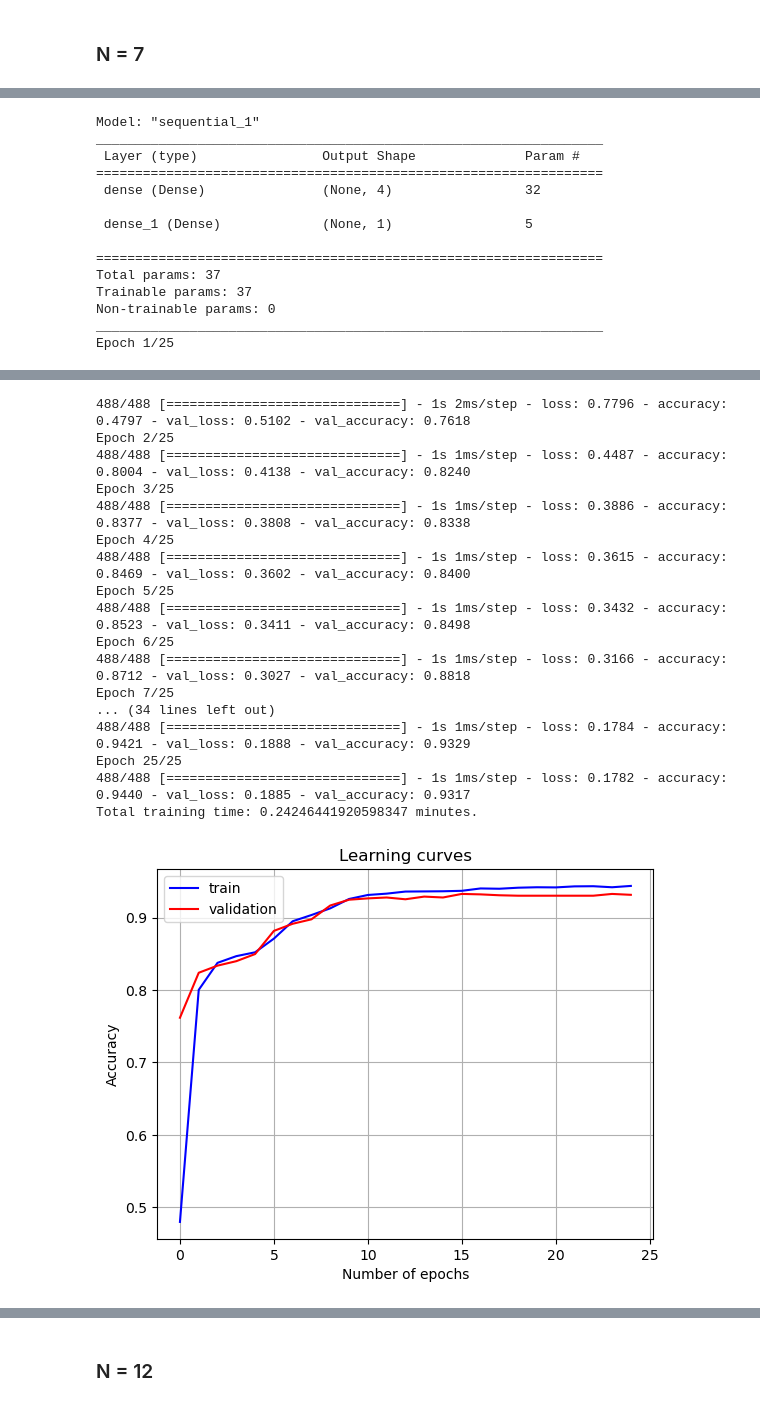
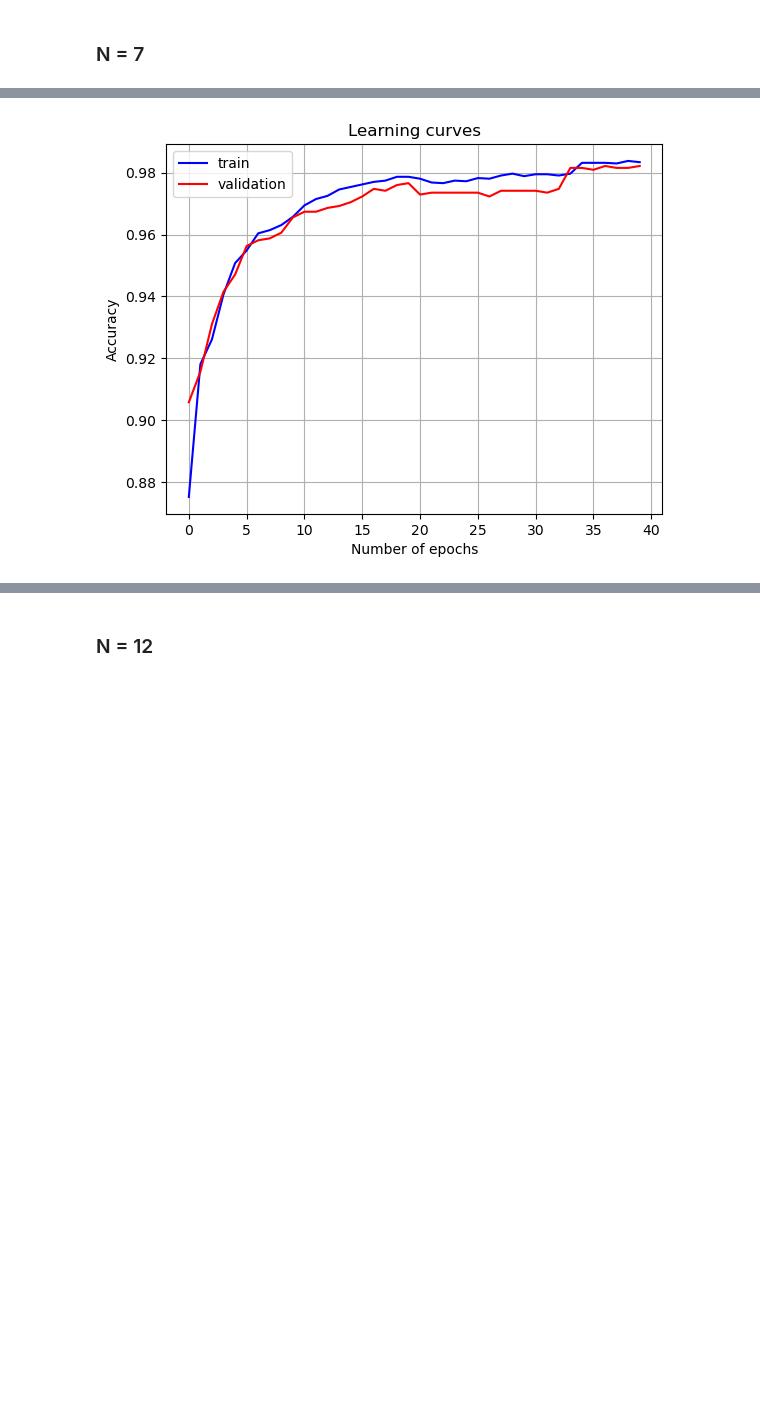
Before and after one commit to sruthik11/Mushroom-Classification_Data-Mining-Final-Project_CSCI-5502, a Jupyter notebook: code/Mushroom_Classification (One-Hot).ipynb, the cells around one changed output, grey strips where cells are left out. Cells and saved outputs as stored; diff of their text form; code cells hidden in the pictures; blank space fills up the shorter version.

```diff
--- a/code/Mushroom_Classification.ipynb
+++ b/code/Mushroom_Classification (One-Hot).ipynb
@@ -707,0 +684,3 @@ X_temp.head()
+# %%
+X_t=pd.get_dummies(X_t,columns=X_t.columns,drop_first=True)
+X_t.head()
@@ -728,10 +717,10 @@ plt.yticks(rotation=0);
 # Scale the data to be between -1 and 1
 from sklearn.preprocessing import StandardScaler
 scaler = StandardScaler()
-X_temp = scaler.fit_transform(X_temp)
+X_t = scaler.fit_transform(X_t)
 # %% [markdown]
 ## PCA
 # %%
 from sklearn.decomposition import PCA
 pca = PCA()
-pca.fit_transform(X_temp)
+X_t = pca.fit_transform(X_t)
@@ -816,6 +803,6 @@ plt.show()
 # %%
 from sklearn.model_selection import train_test_split
-X_train, X_rem, y_train, y_rem = train_test_split(x,y,test_size=0.4,random_state=2)
+X_train, X_rem, y_train, y_rem = train_test_split(X_t,y,test_size=0.4,random_state=2)
 X_val, X_test, y_val, y_test = train_test_split(X_rem, y_rem, test_size=0.5, random_state = 1)
 # %%
 from sklearn.linear_model import LogisticRegression
@@ -879,7 +866,7 @@ model.summary()
 
 model.compile(loss = "binary_crossentropy", optimizer = "adam", metrics = ["accuracy"])
 start = time.time()
-trained_model = model.fit(X_train, y_train, epochs = 25, validation_data = (X_val, y_val), batch_size = 10, verbose=1)
+trained_model = model.fit(X_train, y_train, epochs = 40, validation_data = (X_val, y_val), batch_size = 10, verbose=1)
 end = time.time()
 num_mins = (end-start)/60
 print("Total training time: "  + str(num_mins) + " minutes.")
@@ -890,14 +891,0 @@ To enable them in other operations, rebuild TensorFlow with the appropriate comp
-Model: "sequential_1"
-_________________________________________________________________
- Layer (type)                Output Shape              Param #
-=================================================================
- dense (Dense)               (None, 4)                 32
-
- dense_1 (Dense)             (None, 1)                 5
-
-=================================================================
-Total params: 37
-Trainable params: 37
-Non-trainable params: 0
-_________________________________________________________________
-Epoch 1/25
@@ -906,21 +892,4 @@ To enable them in other operations, rebuild TensorFlow with the appropriate comp
-488/488 [==============================] - 1s 2ms/step - loss: 0.7796 - accuracy: 0.4797 - val_loss: 0.5102 - val_accuracy: 0.7618
-Epoch 2/25
-488/488 [==============================] - 1s 1ms/step - loss: 0.4487 - accuracy: 0.8004 - val_loss: 0.4138 - val_accuracy: 0.8240
-Epoch 3/25
-488/488 [==============================] - 1s 1ms/step - loss: 0.3886 - accuracy: 0.8377 - val_loss: 0.3808 - val_accuracy: 0.8338
-Epoch 4/25
-488/488 [==============================] - 1s 1ms/step - loss: 0.3615 - accuracy: 0.8469 - val_loss: 0.3602 - val_accuracy: 0.8400
-Epoch 5/25
-488/488 [==============================] - 1s 1ms/step - loss: 0.3432 - accuracy: 0.8523 - val_loss: 0.3411 - val_accuracy: 0.8498
-Epoch 6/25
-488/488 [==============================] - 1s 1ms/step - loss: 0.3166 - accuracy: 0.8712 - val_loss: 0.3027 - val_accuracy: 0.8818
-Epoch 7/25
-... (34 lines left out)
-488/488 [==============================] - 1s 1ms/step - loss: 0.1784 - accuracy: 0.9421 - val_loss: 0.1888 - val_accuracy: 0.9329
-Epoch 25/25
-488/488 [==============================] - 1s 1ms/step - loss: 0.1782 - accuracy: 0.9440 - val_loss: 0.1885 - val_accuracy: 0.9317
-Total training time: 0.24246441920598347 minutes.
-[figure, old version]
+[figure, new version]
 # %%
 # Evaluate the model
 score = model.evaluate(X_test, y_test, verbose = 0)
```
Also changed, not shown: parts of 41 cells of this notebook, 1 other file.
